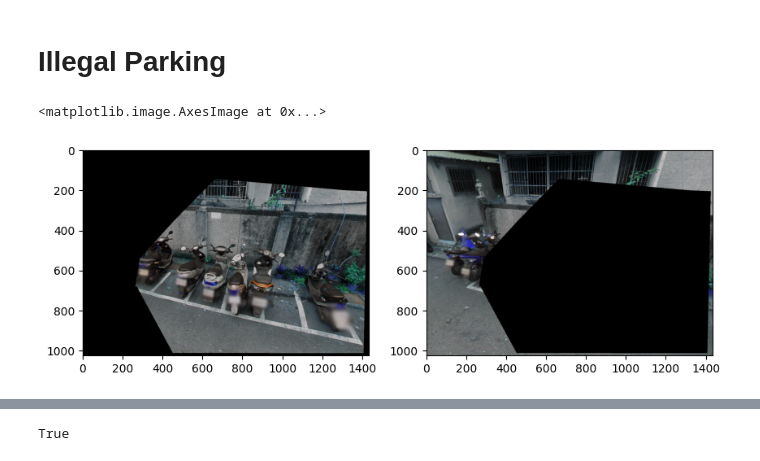
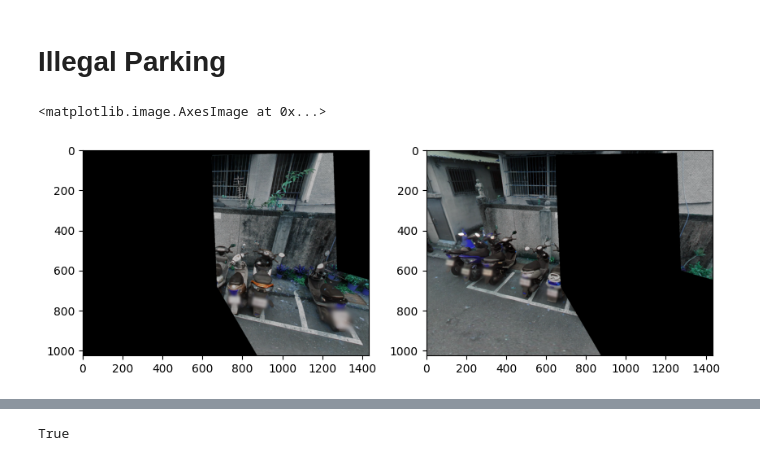
Before and after one commit to VincentSheh/motorparking-tracker, a Jupyter notebook: Detector_trainer/Yolo_Trainer.ipynb, the cells around one changed output, grey strips where cells are left out. Drawn from its saved outputs; the diff is of its cells as text; code cells hidden in the pictures.

```diff
--- a/Detector_trainer/Yolo_Trainer.ipynb
+++ b/Detector_trainer/Yolo_Trainer.ipynb
@@ -72,29 +72,29 @@ Results saved to runs/detect/predict12
 # %%
 import cv2
 import numpy as np
 from matplotlib import pyplot as plt
 from ultralytics import YOLO
 model = YOLO('yolov8l_best.pt')
-polygon_points = [(263, 682), (284, 543), (456, 355), (662, 146), (1304, 203), (1420, 208), (1403, 1014), (450, 1013), (270, 682)]
+polygon_points = [(648, 27), (1251, 17), (1271, 604), (1481, 663), (1754, 752), (2231, 906), (2221, 1276), (1011, 1264), (671, 683), (643, 39)]
 orig_img = cv2.imread('illegal2.png')
 pts = np.array(polygon_points, np.int64)
 pts = pts.reshape((-1, 1, 2))
 img = orig_img.copy()
 mask = np.zeros_like(img) #Create a black image with similar shape as original
 
 cv2.fillPoly(mask, [pts], (255, 255, 255)) #Insert the polygon and fill it with white
 
 park_img = cv2.bitwise_and(img, mask) #Perform intersection of the masked image and the original
 
 
 illegal_park_img = cv2.fillPoly(img, [pts], (0, 0, 0)) #Insert the polygon and fill it with white
 fig, ax = plt.subplots(1,2, figsize=(10,5))
 
 ax[0].imshow(park_img)
 ax[1].imshow(illegal_park_img)
 # %% [output]
 <matplotlib.image.AxesImage at 0x...>
-[figure, old version]
+[figure, new version]
 # %%
 results = model(orig_img,save=True, conf=0.4, classes=3)[0]
 # %% [output]
```
Also changed, not shown: parts of 8 cells of this notebook.
